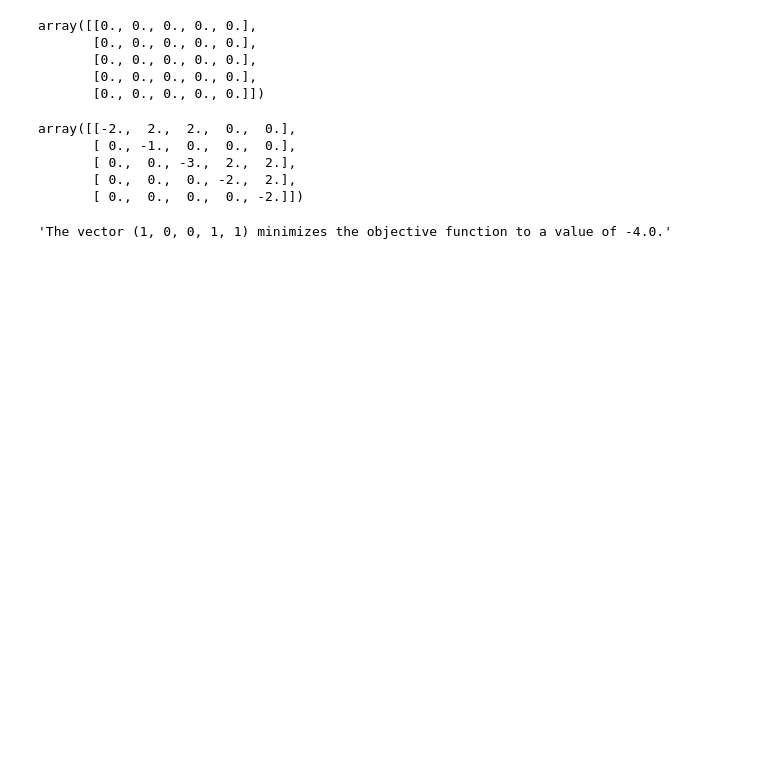
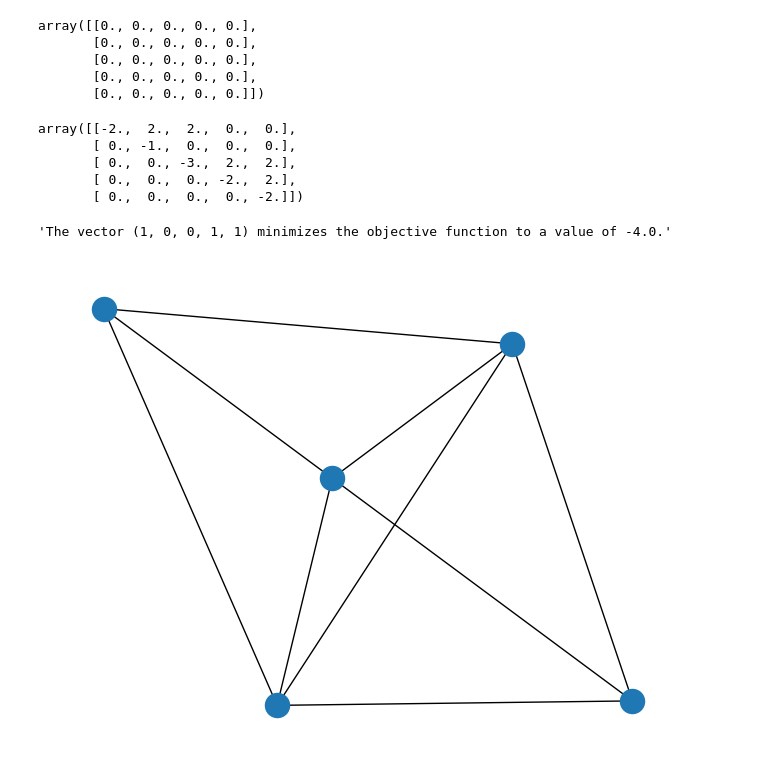
Before and after one commit to ronitd2002/womanium--2024, a Jupyter notebook: qcobalt/Quiz Aid (QCobalt).ipynb, the cells around one changed output. Drawn from its saved outputs; the diff is of its cells as text; code cells hidden in the pictures; blank space fills up the shorter version.

```diff
--- a/qcobalt/Quiz Aid (QCobalt).ipynb
+++ b/qcobalt/Quiz Aid (QCobalt).ipynb
@@ -32,3 +40,10 @@ array([[-2.,  2.,  2.,  0.,  0.],
 qubo_solver(QUBO)
 # %% [output]
 'The vector (1, 0, 0, 1, 1) minimizes the objective function to a value of -4.0.'
+# %%
+import networkx as nx
+
+G = nx.turan_graph(5, 4)
+nx.draw(G)
+# %% [output]
+[figure, added]
```
Also changed, not shown: parts of 2 cells of this notebook, 1 other file.
